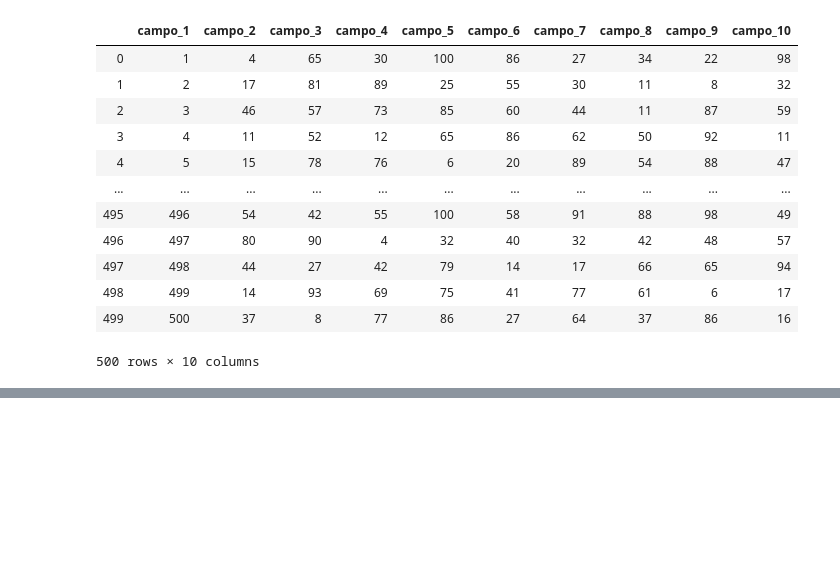
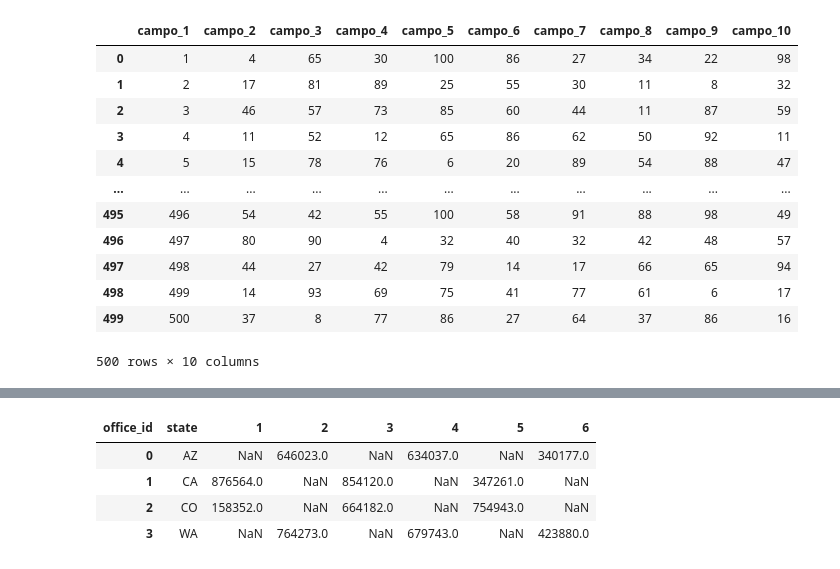
Before and after one commit to Osvaldo1982/data_science, a Jupyter notebook: Python/pandas_introducao_basica.ipynb, the cells around one changed output, grey strips where cells are left out. Cells and saved outputs as stored; diff of their text form; code cells hidden in the pictures; blank space fills up the shorter version.

```diff
--- a/Python/pandas_introducao_basica.ipynb
+++ b/Python/pandas_introducao_basica.ipynb
@@ -191,0 +255,13 @@ df
+# %%
+result2 = pd.crosstab(index=df['state'],
+                     columns=df['office_id'],
+                     values=df['sales'],
+                     aggfunc='sum'
+                    ).reset_index()
+result2
+# %% [output]
+| office_id | state | 1 | 2 | 3 | 4 | 5 | 6 |
+| 0 | AZ | NaN | 646023.0 | NaN | 634037.0 | NaN | 340177.0 |
+| 1 | CA | 876564.0 | NaN | 854120.0 | NaN | 347261.0 | NaN |
+| 2 | CO | 158352.0 | NaN | 664182.0 | NaN | 754943.0 | NaN |
+| 3 | WA | NaN | 764273.0 | NaN | 679743.0 | NaN | 423880.0 |
```
Also changed, not shown: parts of 27 cells of this notebook, 3 other files.
